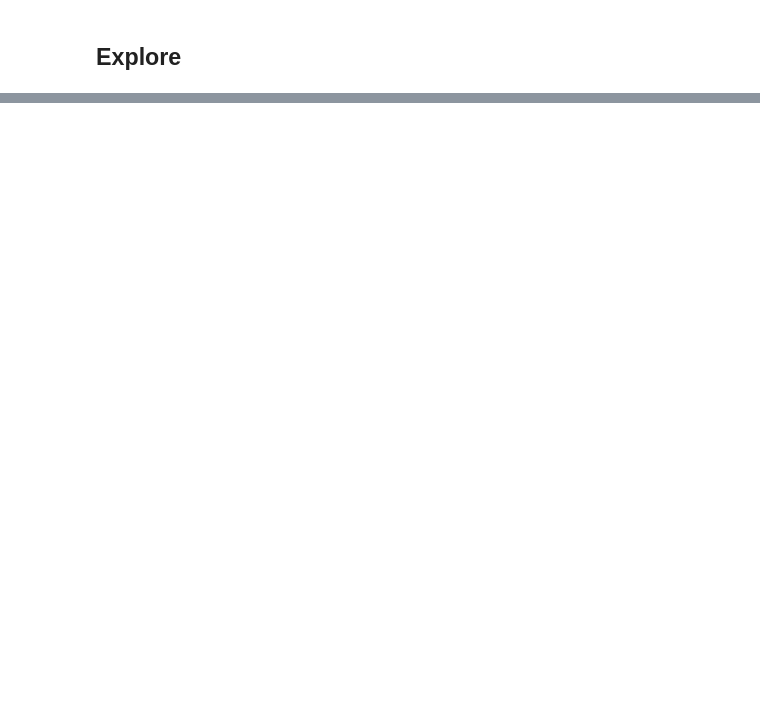
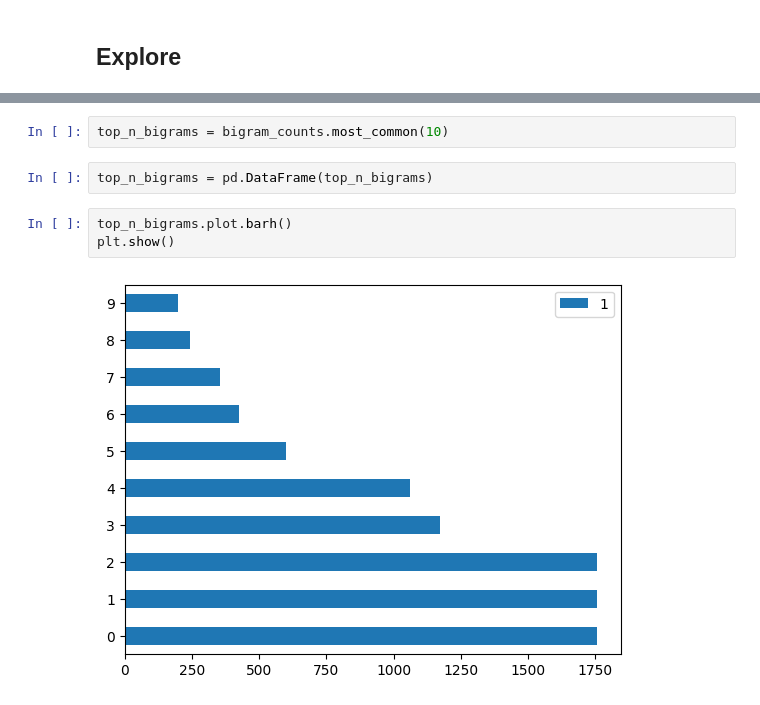
Before and after one commit to TheoandEdwige/git_lingua, a Jupyter notebook: scrapnotebook.ipynb, the cells around one changed output, grey strips where cells are left out. Cells and saved outputs as stored; diff of their text form; blank space fills up the shorter version.

```diff
--- a/scrapnotebook.ipynb
+++ b/scrapnotebook.ipynb
@@ -155,3 +148,12 @@ list(nltk.ngrams(df.readme[0].split(), 3))[0:20]
+# %%
+top_n_bigrams = bigram_counts.most_common(10)
+# %%
+top_n_bigrams = pd.DataFrame(top_n_bigrams)
+# %%
+top_n_bigrams.plot.barh()
+plt.show()
+# %% [output]
+[figure, added]
 # %%
 #wordcloud of the words in the readme column
 generate_word_cloud(df, 'readme')
```
Also changed, not shown: parts of 18 cells of this notebook.
